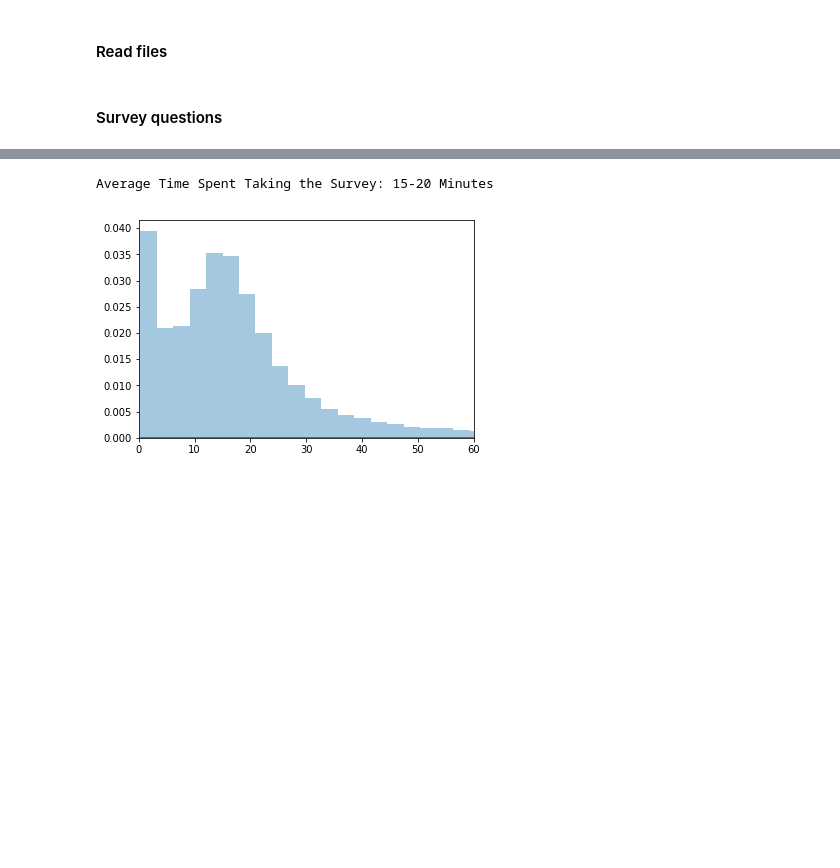
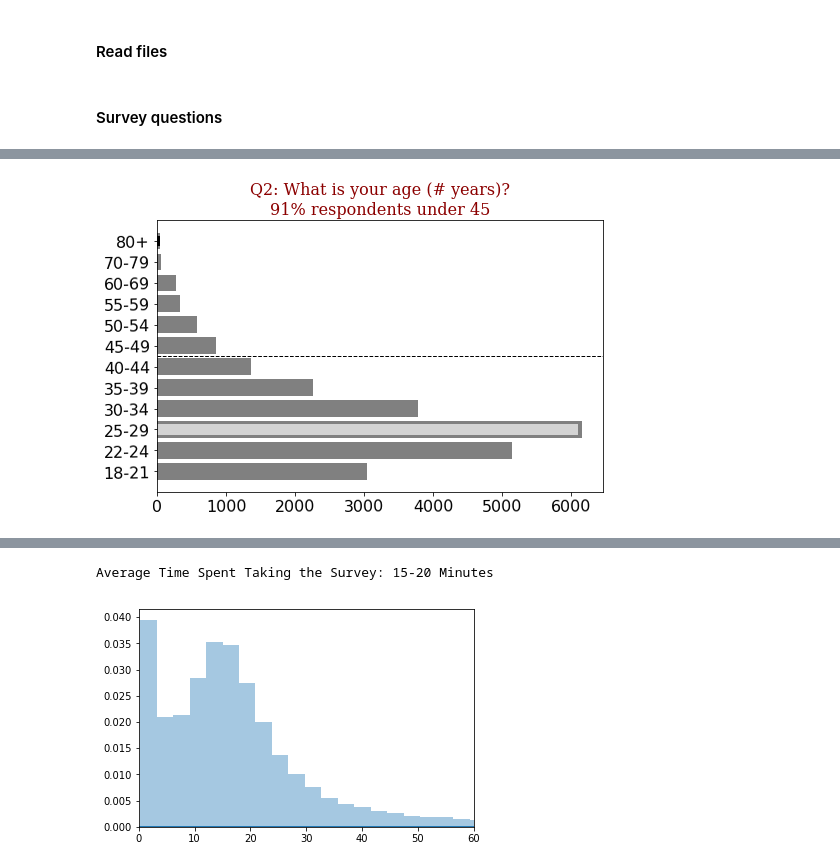
Before and after one commit to stepan-o/data-science-program-design, a Jupyter notebook: data-science-program-design.ipynb, the cells around one changed output, grey strips where cells are left out. Saved outputs shown, nothing was run; the diff lists cells and outputs as text; code cells hidden in the pictures; blank space fills up the shorter version.

```diff
--- a/data-science-program-design.ipynb
+++ b/data-science-program-design.ipynb
@@ -174,0 +326,10 @@ Index(['Time from Start to Finish (seconds)', 'Q1', 'Q1_OTHER_TEXT', 'Q2',
+# %%
+question = 'Q2'
+comment = '91% respondents under 45'
+
+series_to_plot = responses_only[question].value_counts().sort_index()
+title = question + ': ' + question_list[question] + '\n' + comment
+
+plot_bars_with_minmax(series_to_plot, title, horizontal=True, with_mean=False, sup_line=5.5)
+# %% [output]
+[figure, added]
```
Also changed, not shown: parts of 47 cells of this notebook.
